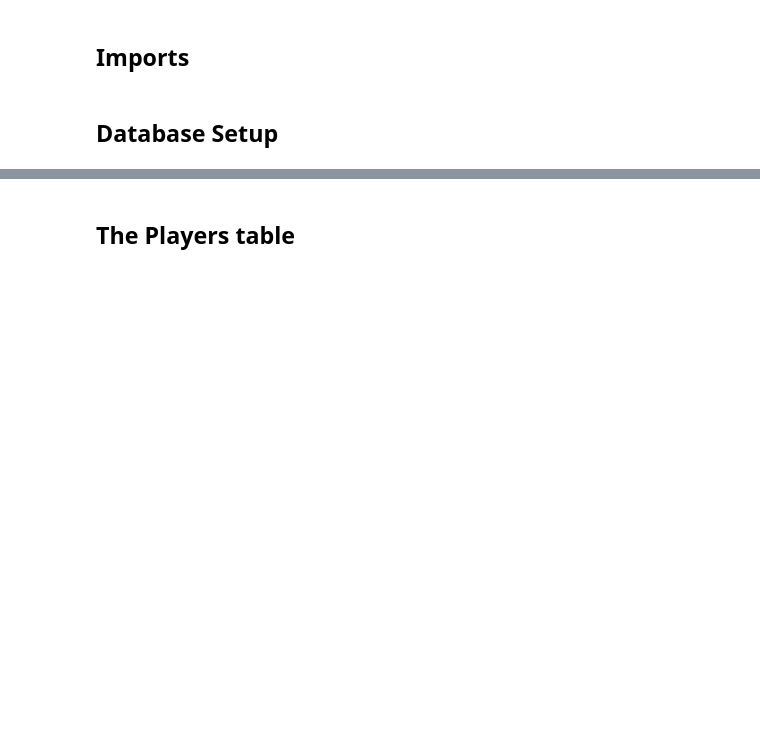
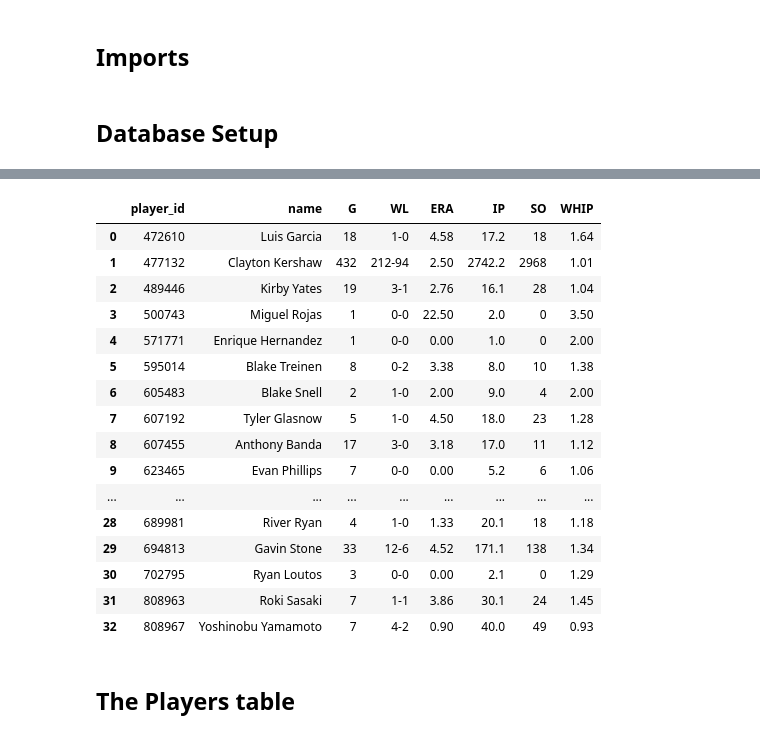
Before and after one commit to laniel123/MLB_Injury_Report, a Jupyter notebook: notebooks /dodgers_db.ipynb, the cells around one changed output, grey strips where cells are left out. Drawn from its saved outputs; the diff is of its cells as text; code cells hidden in the pictures; blank space fills up the shorter version.

```diff
--- a/notebooks /dodgers_db.ipynb
+++ b/notebooks /dodgers_db.ipynb
@@ -39,3 +42,23 @@ print(tables)
+# %%
+pd.read_sql_query("SELECT * FROM player_stats", conn)
+# %% [output]
+|  | player_id | name | G | WL | ERA | IP | SO | WHIP |
+| 0 | 472610 | Luis Garcia | 18 | 1-0 | 4.58 | 17.2 | 18 | 1.64 |
+| 1 | 477132 | Clayton Kershaw | 432 | 212-94 | 2.50 | 2742.2 | 2968 | 1.01 |
+| 2 | 489446 | Kirby Yates | 19 | 3-1 | 2.76 | 16.1 | 28 | 1.04 |
+| 3 | 500743 | Miguel Rojas | 1 | 0-0 | 22.50 | 2.0 | 0 | 3.50 |
+| 4 | 571771 | Enrique Hernandez | 1 | 0-0 | 0.00 | 1.0 | 0 | 2.00 |
+| 5 | 595014 | Blake Treinen | 8 | 0-2 | 3.38 | 8.0 | 10 | 1.38 |
+| 6 | 605483 | Blake Snell | 2 | 1-0 | 2.00 | 9.0 | 4 | 2.00 |
+| 7 | 607192 | Tyler Glasnow | 5 | 1-0 | 4.50 | 18.0 | 23 | 1.28 |
+| 8 | 607455 | Anthony Banda | 17 | 3-0 | 3.18 | 17.0 | 11 | 1.12 |
+| 9 | 623465 | Evan Phillips | 7 | 0-0 | 0.00 | 5.2 | 6 | 1.06 |
+| ... | ... | ... | ... | ... | ... | ... | ... | ... |
+| 28 | 689981 | River Ryan | 4 | 1-0 | 1.33 | 20.1 | 18 | 1.18 |
+| 29 | 694813 | Gavin Stone | 33 | 12-6 | 4.52 | 171.1 | 138 | 1.34 |
+| 30 | 702795 | Ryan Loutos | 3 | 0-0 | 0.00 | 2.1 | 0 | 1.29 |
+| 31 | 808963 | Roki Sasaki | 7 | 1-1 | 3.86 | 30.1 | 24 | 1.45 |
+| 32 | 808967 | Yoshinobu Yamamoto | 7 | 4-2 | 0.90 | 40.0 | 49 | 0.93 |
 # %% [markdown]
 ## The Players table
 # %%
```
Also changed, not shown: parts of 5 cells of this notebook, 5 other files.
